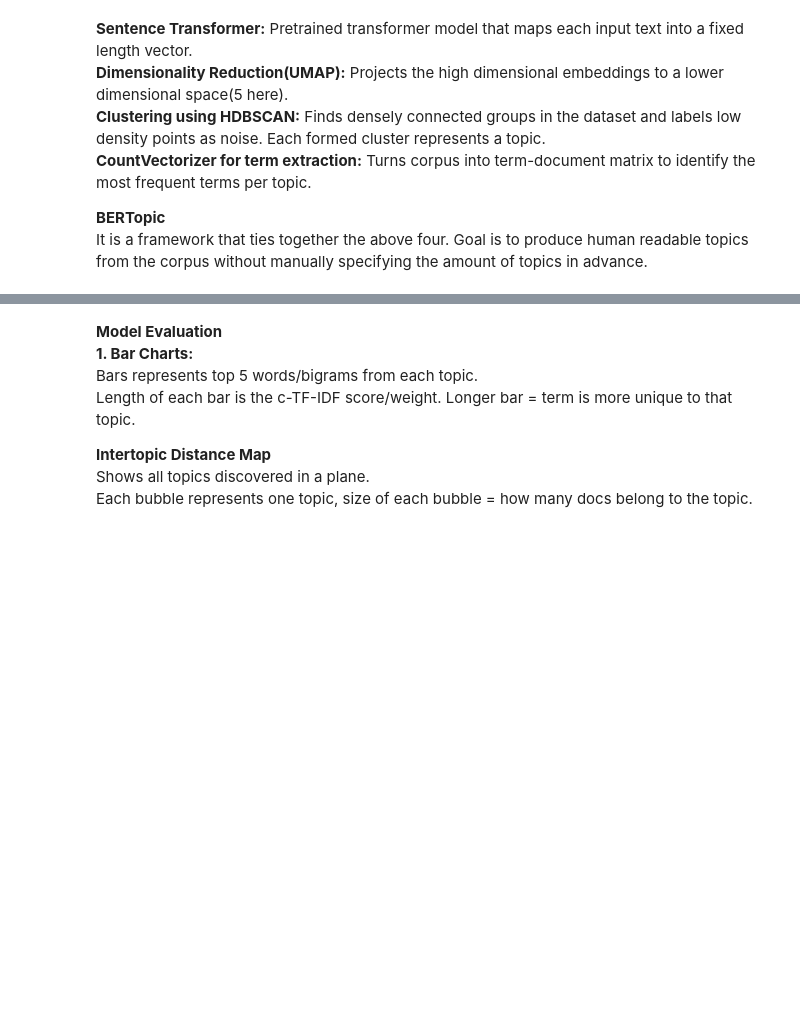
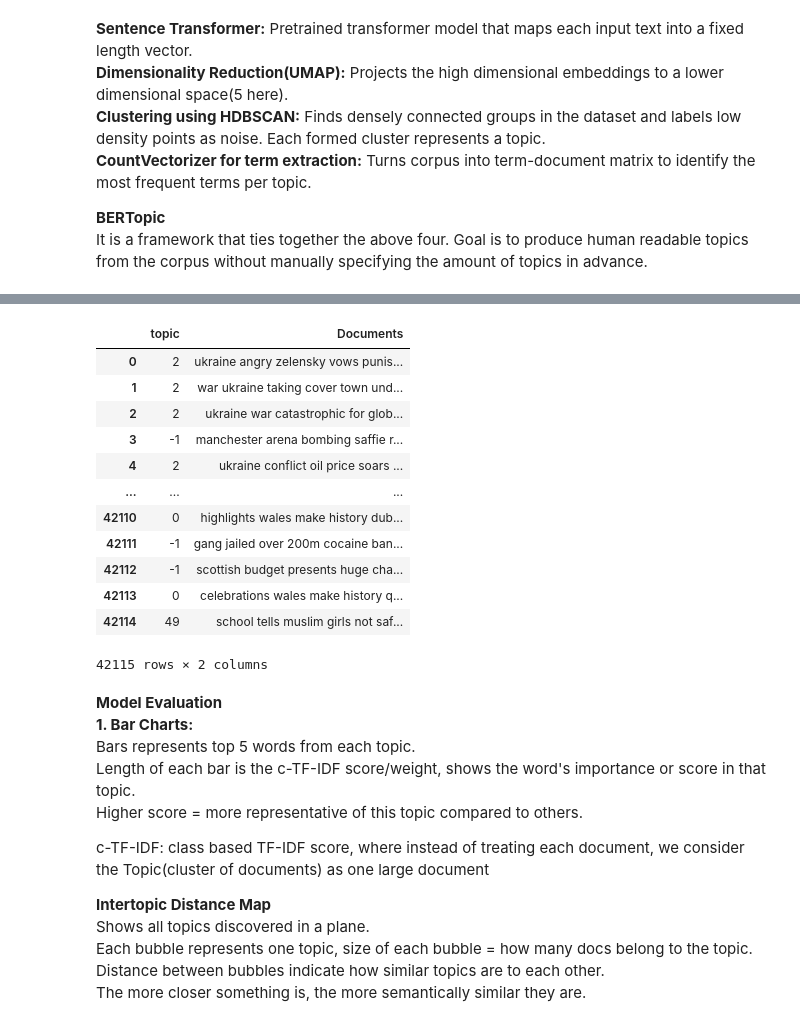
Before and after one commit to c0ckr0ach/Topic-Extraction-using-BerTopic, a Jupyter notebook: topic_modelling.ipynb, the cells around one changed output, grey strips where cells are left out. Saved outputs shown, nothing was run; the diff lists cells and outputs as text; code cells hidden in the pictures; blank space fills up the shorter version.

```diff
--- a/topic_modelling.ipynb
+++ b/topic_modelling.ipynb
@@ -170,0 +194,18 @@ topic_info.head()
+# %%
+df = pd.DataFrame({'topic': topics,'Documents': df['processed']})
+# %%
+df
+# %% [output]
+|  | topic | Documents |
+| 0 | 2 | ukraine angry zelensky vows punis... |
+| 1 | 2 | war ukraine taking cover town und... |
+| 2 | 2 | ukraine war catastrophic for glob... |
+| 3 | -1 | manchester arena bombing saffie r... |
+| 4 | 2 | ukraine conflict oil price soars ... |
+| ... | ... | ... |
+| 42110 | 0 | highlights wales make history dub... |
+| 42111 | -1 | gang jailed over 200m cocaine ban... |
+| 42112 | -1 | scottish budget presents huge cha... |
+| 42113 | 0 | celebrations wales make history q... |
+| 42114 | 49 | school tells muslim girls not saf... |
+42115 rows × 2 columns
@@ -171,12 +214,17 @@ topic_info.head()
 # %% [markdown]
 **Model Evaluation**
 **1. Bar Charts:**
-Bars represents top 5 words/bigrams from each topic.
-Length of each bar is the c-TF-IDF score/weight. Longer bar = term is more unique to that topic.
+Bars represents top 5 words from each topic.
+Length of each bar is the c-TF-IDF score/weight, shows the word's importance or score in that topic.
+Higher score = more representative of this topic compared to others.
+
+c-TF-IDF: class based TF-IDF score, where instead of treating each document, we consider the Topic(cluster of documents) as one large document
 
 **Intertopic Distance Map**
 Shows all topics discovered in a plane.
 Each bubble represents one topic, size of each bubble = how many docs belong to the topic.
+Distance between bubbles indicate how similar topics are to each other.
+The more closer something is, the more semantically similar they are.
 # %%
 topic_model.visualize_barchart(top_n_topics=10).show()
 
```
Also changed, not shown: parts of 25 cells of this notebook.
